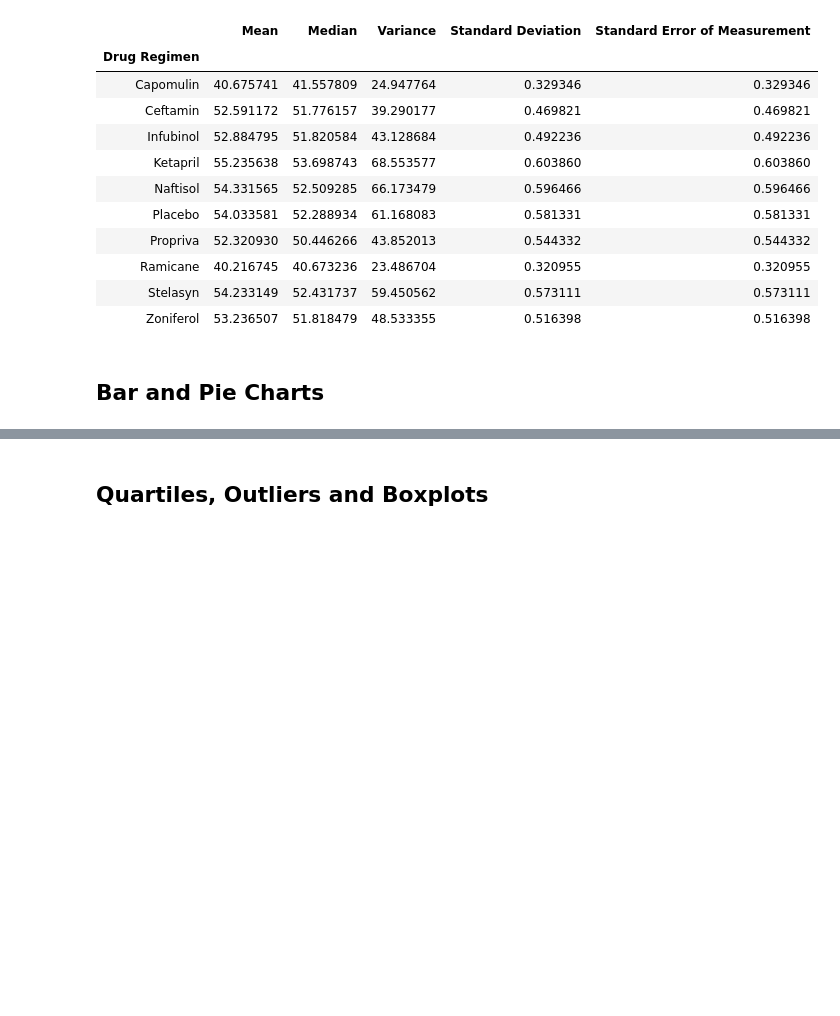
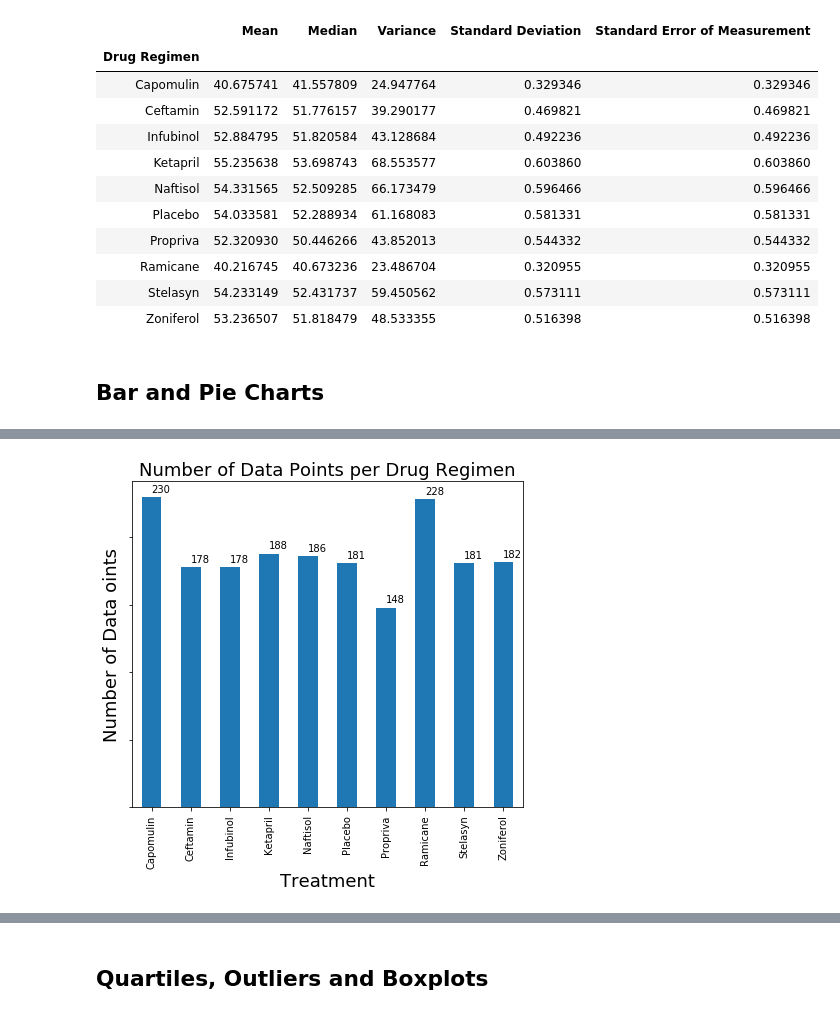
Before and after one commit to blt1339/matplotlib-challenge, a Jupyter notebook: Pymaceuticals/pymaceuticals.ipynb, the cells around one changed output, grey strips where cells are left out. Cells and saved outputs as stored; diff of their text form; code cells hidden in the pictures; blank space fills up the shorter version.

```diff
--- a/Pymaceuticals/pymaceuticals.ipynb
+++ b/Pymaceuticals/pymaceuticals.ipynb
@@ -179,0 +177,15 @@ for index,value in enumerate(no_mice_per_regimen):
+# %%
+# Generate a bar plot showing the total number of mice for each treatment throughout the course of the study using pandas.
+no_mice_data = cleaned_combined_mouse_df.groupby("Drug Regimen")['Timepoint'].count()
+
+no_mice_bar = no_mice_data.plot(kind='bar',figsize=(7,6))
+no_mice_bar.set_title("Number of Data Points per Drug Regimen", fontsize=18)
+no_mice_bar.set_xlabel("Treatment", fontsize=18)
+no_mice_bar.set_ylabel("Number of Data oints", fontsize=18);
+no_mice_bar.set_yticklabels([])
+
+# Place the value on top of each Drug Regimen
+for index,value in enumerate(no_mice_data):
+    no_mice_bar.annotate(value,(index, value), xytext=(0, 2),textcoords='offset points')
+# %% [output]
+[figure, added]
```
Also changed, not shown: parts of 5 cells of this notebook.
